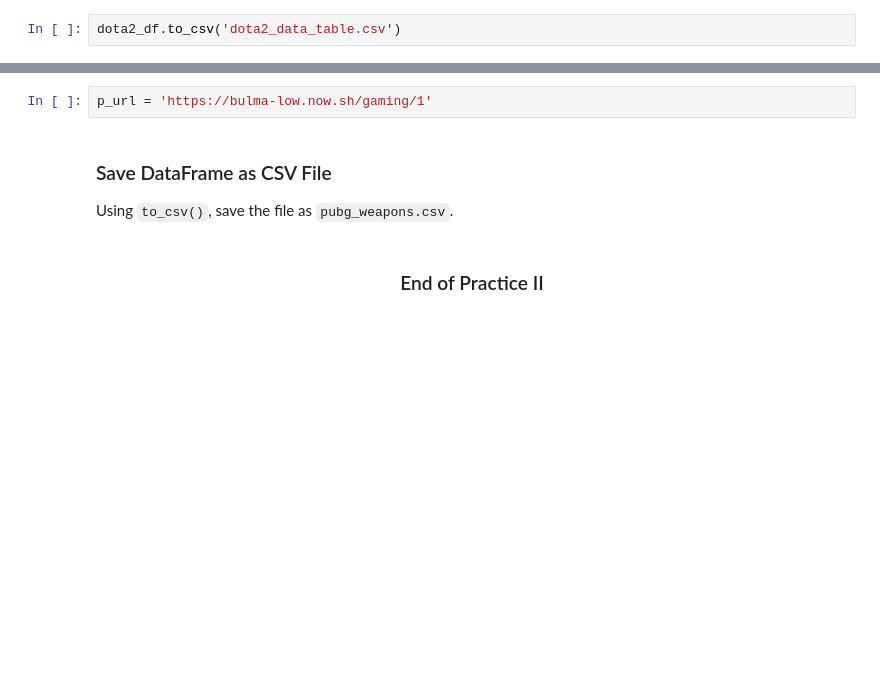
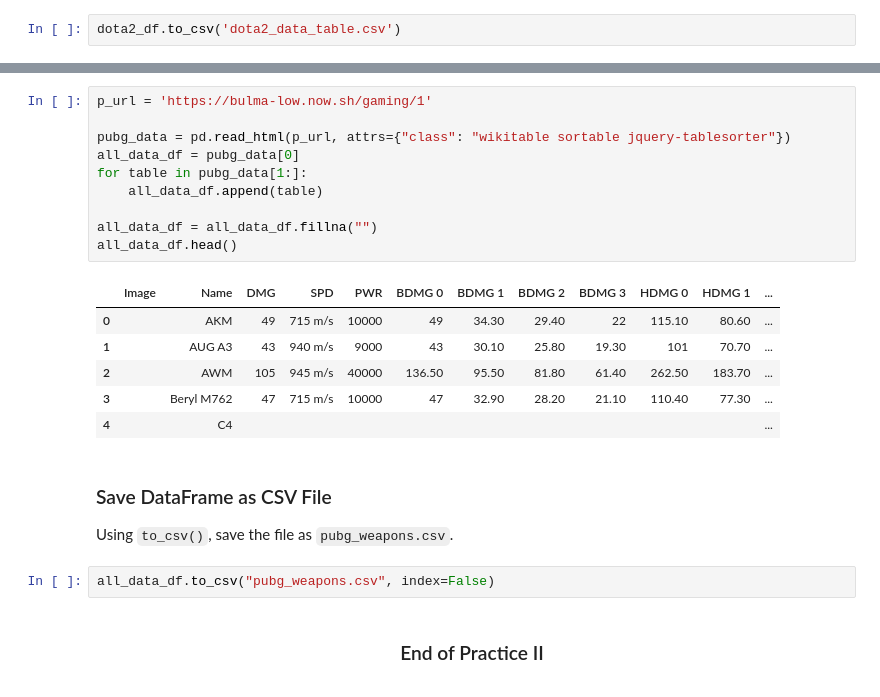
Before and after one commit to helloitsm3/DS102, a Jupyter notebook: Lesson 03/In Class Practice/Hackwagon_Academy_DS102_-_Lesson_3A_-_HTML_Web_Scraping_-_Student.ipynb, the cells around one changed output, grey strips where cells are left out. Saved outputs shown, nothing was run; the diff lists cells and outputs as text; blank space fills up the shorter version.

```diff
--- a/Lesson 03/In Class Practice/Hackwagon_Academy_DS102_-_Lesson_3A_-_HTML_Web_Scraping_-_Student.ipynb
+++ b/Lesson 03/In Class Practice/Hackwagon_Academy_DS102_-_Lesson_3A_-_HTML_Web_Scraping_-_Student.ipynb
@@ -553,12 +612,29 @@ Using the `read_html()`, create the DataFrame as `pubg_df` and preview it.
 **Expected Output:**
 
 <img src="https://i.imgur.com/Yq0XPxl.png" width=600>
-# %%
-p_url = 'https://bulma-low.now.sh/gaming/1'
+# %%
+p_url = 'https://bulma-low.now.sh/gaming/1'
+
+pubg_data = pd.read_html(p_url, attrs={"class": "wikitable sortable jquery-tablesorter"})
+all_data_df = pubg_data[0]
+for table in pubg_data[1:]:
+    all_data_df.append(table)
+
+all_data_df = all_data_df.fillna("")
+all_data_df.head()
+# %% [output]
+|  | Image | Name | DMG | SPD | PWR | BDMG 0 | BDMG 1 | BDMG 2 | BDMG 3 | HDMG 0 | HDMG 1 | ... |
+| 0 |  | AKM | 49 | 715 m/s | 10000 | 49 | 34.30 | 29.40 | 22 | 115.10 | 80.60 | ... |
+| 1 |  | AUG A3 | 43 | 940 m/s | 9000 | 43 | 30.10 | 25.80 | 19.30 | 101 | 70.70 | ... |
+| 2 |  | AWM | 105 | 945 m/s | 40000 | 136.50 | 95.50 | 81.80 | 61.40 | 262.50 | 183.70 | ... |
+| 3 |  | Beryl M762 | 47 | 715 m/s | 10000 | 47 | 32.90 | 28.20 | 21.10 | 110.40 | 77.30 | ... |
+| 4 |  | C4 |  |  |  |  |  |  |  |  |  | ... |
 # %% [markdown]
 ### Save DataFrame as CSV File
 
 Using `to_csv()`, save the file as `pubg_weapons.csv`.
+# %%
+all_data_df.to_csv("pubg_weapons.csv", index=False)
 # %% [markdown]
 <center><h3> End of Practice II </h3></center>
 # %% [markdown]
```
Also changed, not shown: parts of 5 cells of this notebook, 1 other file.
